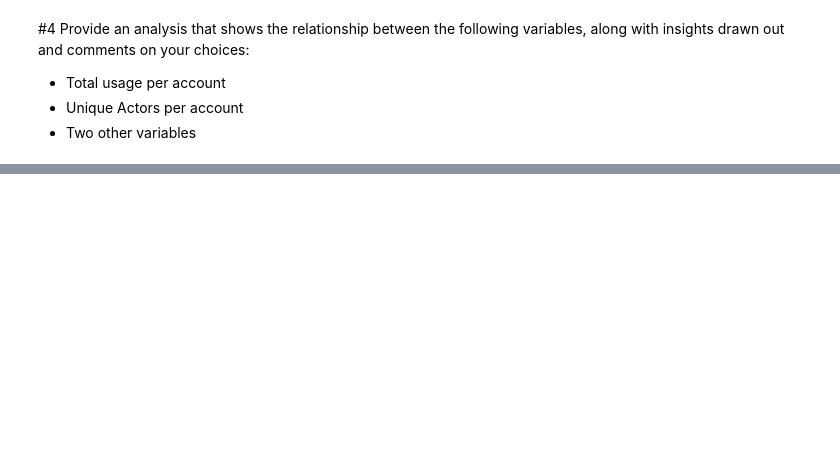
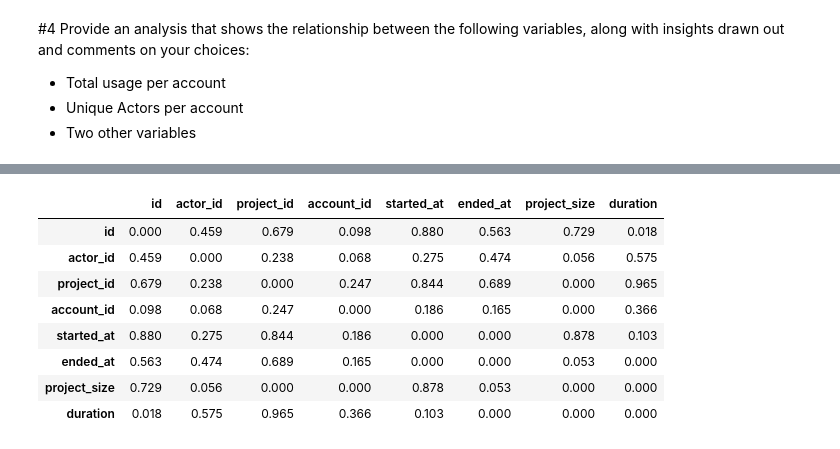
Before and after one commit to kchebs/we_rate_dogs_twitter_Python, a Jupyter notebook: Main.ipynb, the cells around one changed output, grey strips where cells are left out. Saved outputs shown, nothing was run; the diff lists cells and outputs as text; code cells hidden in the pictures; blank space fills up the shorter version.

```diff
--- a/Main.ipynb
+++ b/Main.ipynb
@@ -180,7 +366,16 @@ A t-test can be us
 # %%
 rho, pval = stats.spearmanr(small)
 
-pvals = pd.DataFrame(pval)
-#pvals = pvals.rename(index={0: 'outlook',1: 'net_income',2: 'ft_employee',3: 'div_yield',4: 'five_year',5: 'ten_year',6: 'alcohol',7: 'gambling',8: 'tobacco',9: 'controversial_weapons',10: 'small_arms',11: 'military_contracting',12: 'coal',13: 'dont_use',14: 'dont_trust',15: 'assets',16: 'market_value',17: 'revenue',18: 'net_per_emp'})
-#round(pvals, 3)
-pval
+pvals = pd.DataFrame(pval, columns=['id','actor_id','project_id','account_id','started_at','ended_at','project_size','duration'])
+pvals = pvals.rename(index={0: 'id',1: 'actor_id',2: 'project_id',3: 'account_id',4: 'started_at',5: 'ended_at',6: 'project_size',7: 'duration'})
+round(pvals, 3)
+# %% [output]
+|  | id | actor_id | project_id | account_id | started_at | ended_at | project_size | duration |
+| id | 0.000 | 0.459 | 0.679 | 0.098 | 0.880 | 0.563 | 0.729 | 0.018 |
+| actor_id | 0.459 | 0.000 | 0.238 | 0.068 | 0.275 | 0.474 | 0.056 | 0.575 |
+| project_id | 0.679 | 0.238 | 0.000 | 0.247 | 0.844 | 0.689 | 0.000 | 0.965 |
+| account_id | 0.098 | 0.068 | 0.247 | 0.000 | 0.186 | 0.165 | 0.000 | 0.366 |
+| started_at | 0.880 | 0.275 | 0.844 | 0.186 | 0.000 | 0.000 | 0.878 | 0.103 |
+| ended_at | 0.563 | 0.474 | 0.689 | 0.165 | 0.000 | 0.000 | 0.053 | 0.000 |
+| project_size | 0.729 | 0.056 | 0.000 | 0.000 | 0.878 | 0.053 | 0.000 | 0.000 |
+| duration | 0.018 | 0.575 | 0.965 | 0.366 | 0.103 | 0.000 | 0.000 | 0.000 |
```
Also changed, not shown: parts of 41 cells of this notebook.
